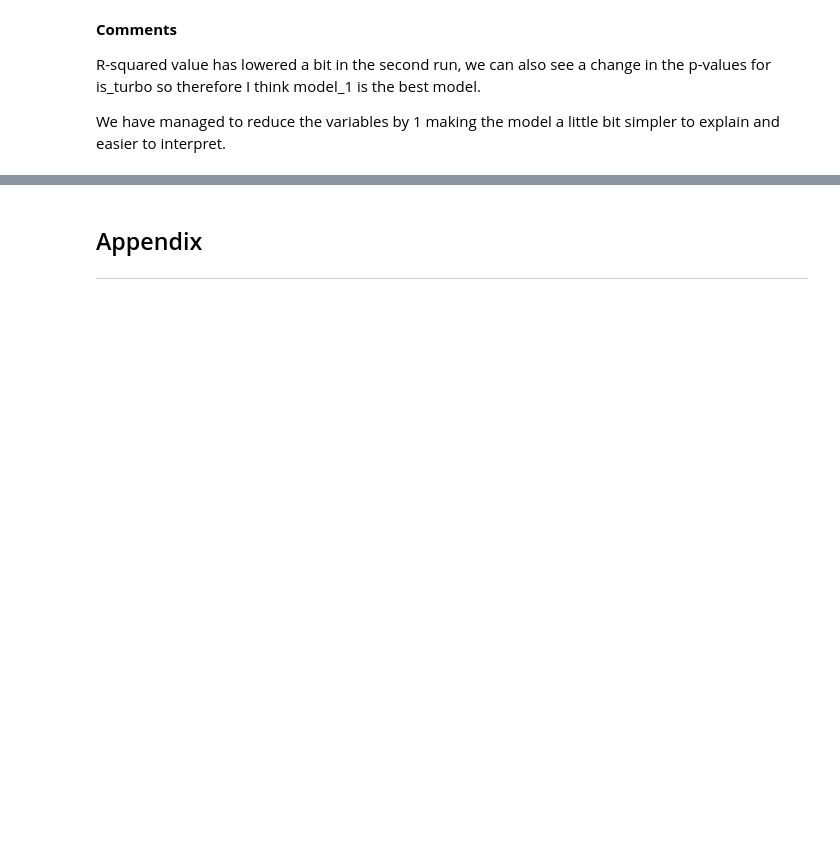
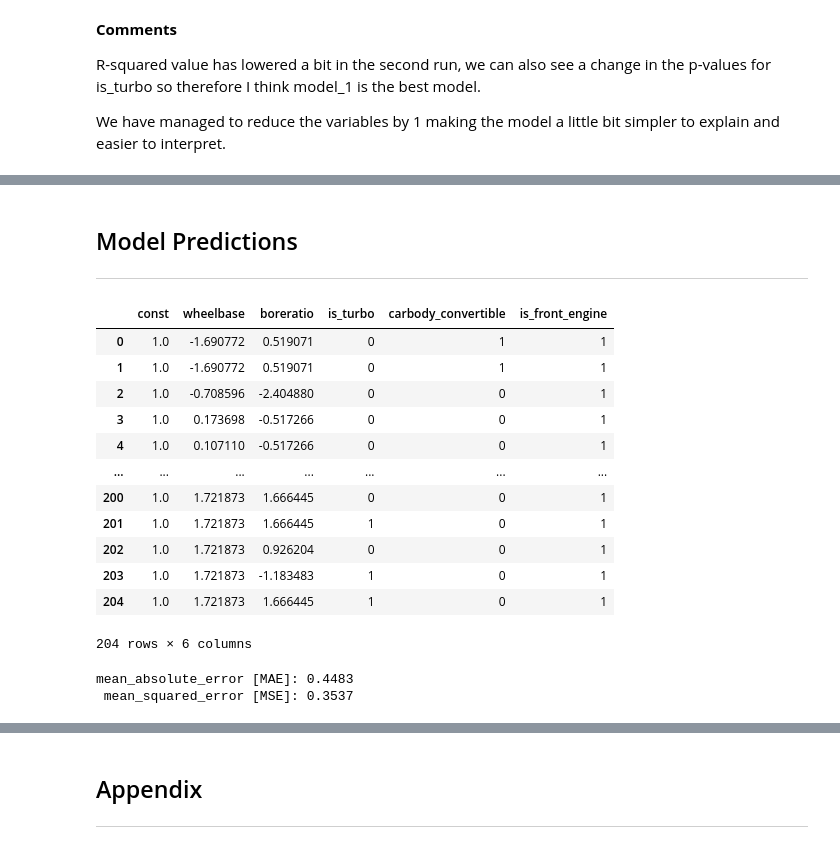
Before and after one commit to simrenbasra/OLS_Regression, a Jupyter notebook: notebooks/02_linear_regression/01-ols_linear_regression.ipynb, the cells around one changed output, grey strips where cells are left out. Saved outputs shown, nothing was run; the diff lists cells and outputs as text; code cells hidden in the pictures; blank space fills up the shorter version.

```diff
--- a/notebooks/02_linear_regression/01-ols_linear_regression.ipynb
+++ b/notebooks/02_linear_regression/01-ols_linear_regression.ipynb
@@ -796,0 +913,20 @@ p-value of 0.0 is less than 0.05, therefore we can reject the null hypothesis an
+# %% [markdown]
+## Model Predictions
+---
+# %%
+# Checking X_with_c
+my_linear_builder.X_with_c
+# %% [output]
+|  | const | wheelbase | boreratio | is_turbo | carbody_convertible | is_front_engine |
+| 0 | 1.0 | -1.690772 | 0.519071 | 0 | 1 | 1 |
+| 1 | 1.0 | -1.690772 | 0.519071 | 0 | 1 | 1 |
+| 2 | 1.0 | -0.708596 | -2.404880 | 0 | 0 | 1 |
+| 3 | 1.0 | 0.173698 | -0.517266 | 0 | 0 | 1 |
+| 4 | 1.0 | 0.107110 | -0.517266 | 0 | 0 | 1 |
+| ... | ... | ... | ... | ... | ... | ... |
+| 200 | 1.0 | 1.721873 | 1.666445 | 0 | 0 | 1 |
+| 201 | 1.0 | 1.721873 | 1.666445 | 1 | 0 | 1 |
+| 202 | 1.0 | 1.721873 | 0.926204 | 0 | 0 | 1 |
+| 203 | 1.0 | 1.721873 | -1.183483 | 1 | 0 | 1 |
+| 204 | 1.0 | 1.721873 | 1.666445 | 1 | 0 | 1 |
+204 rows × 6 columns
@@ -796,0 +941,6 @@ p-value of 0.0 is less than 0.05, therefore we can reject the null hypothesis an
+# %%
+print(f"mean_absolute_error [MAE]: {mae.round(4)}")
+print(f" mean_squared_error [MSE]: {mse.round(4)}")
+# %% [output]
+mean_absolute_error [MAE]: 0.4483
+ mean_squared_error [MSE]: 0.3537
```
Also changed, not shown: parts of 79 cells of this notebook.
